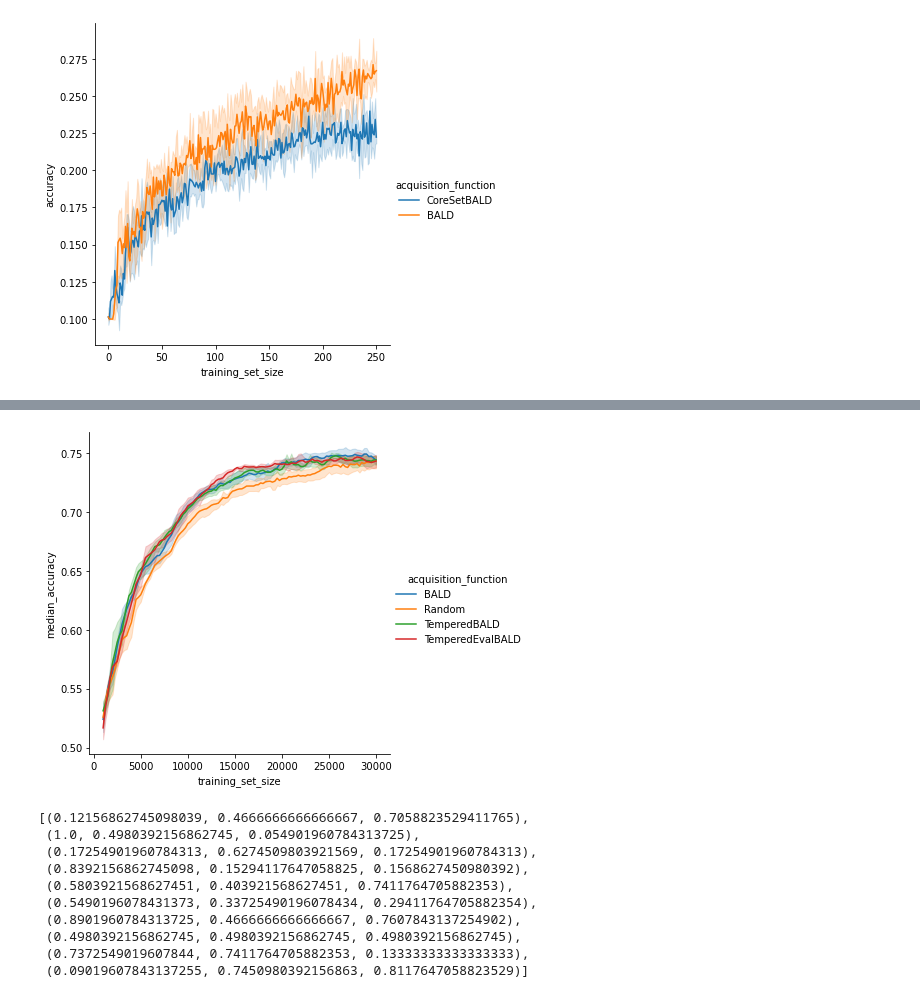
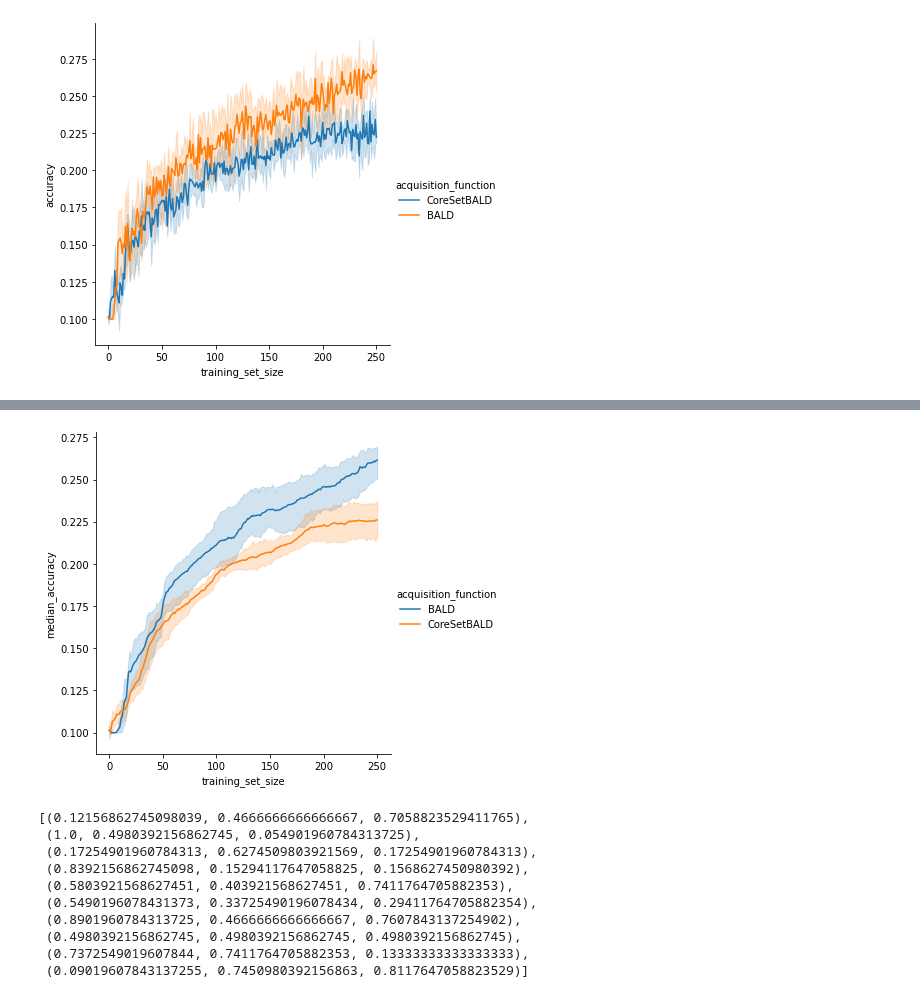
Before and after one commit to BlackHC/active_learning_redux, a Jupyter notebook: B_results_visualization_csd_cifar10.ipynb, the cells around one changed output, grey strips where cells are left out. Cells and saved outputs as stored; diff of their text form; code cells hidden in the pictures.

Commit message:
Viz for CSD vs BALD results on cleaned CIFAR-10 without any augmentations
CU-1c22jbk

```diff
--- a/B_results_visualization_csd_cifar10.ipynb
+++ b/B_results_visualization_csd_cifar10.ipynb
@@ -394,17 +394,17 @@ grd.fig.patch.set_alpha(1)
 # %%
 grd = sns.relplot(
     x="training_set_size",
     y="median_accuracy",
     #col="acquisition_size",
     hue="acquisition_function",
-    data=dff[dff["acquisition_function"].isin(["TemperedBALD", "TemperedEvalBALD", "BALD", "Random"])],
+    data=dff,
     kind="line",
     height=5,
 )
 
 grd.fig.patch.set_alpha(1)
 # %% [output]
-[figure, old version]
+[figure, new version]
 # %%
 from matplotlib import pyplot as plt
 # %%
```
Also changed, not shown: parts of 2 cells of this notebook.
